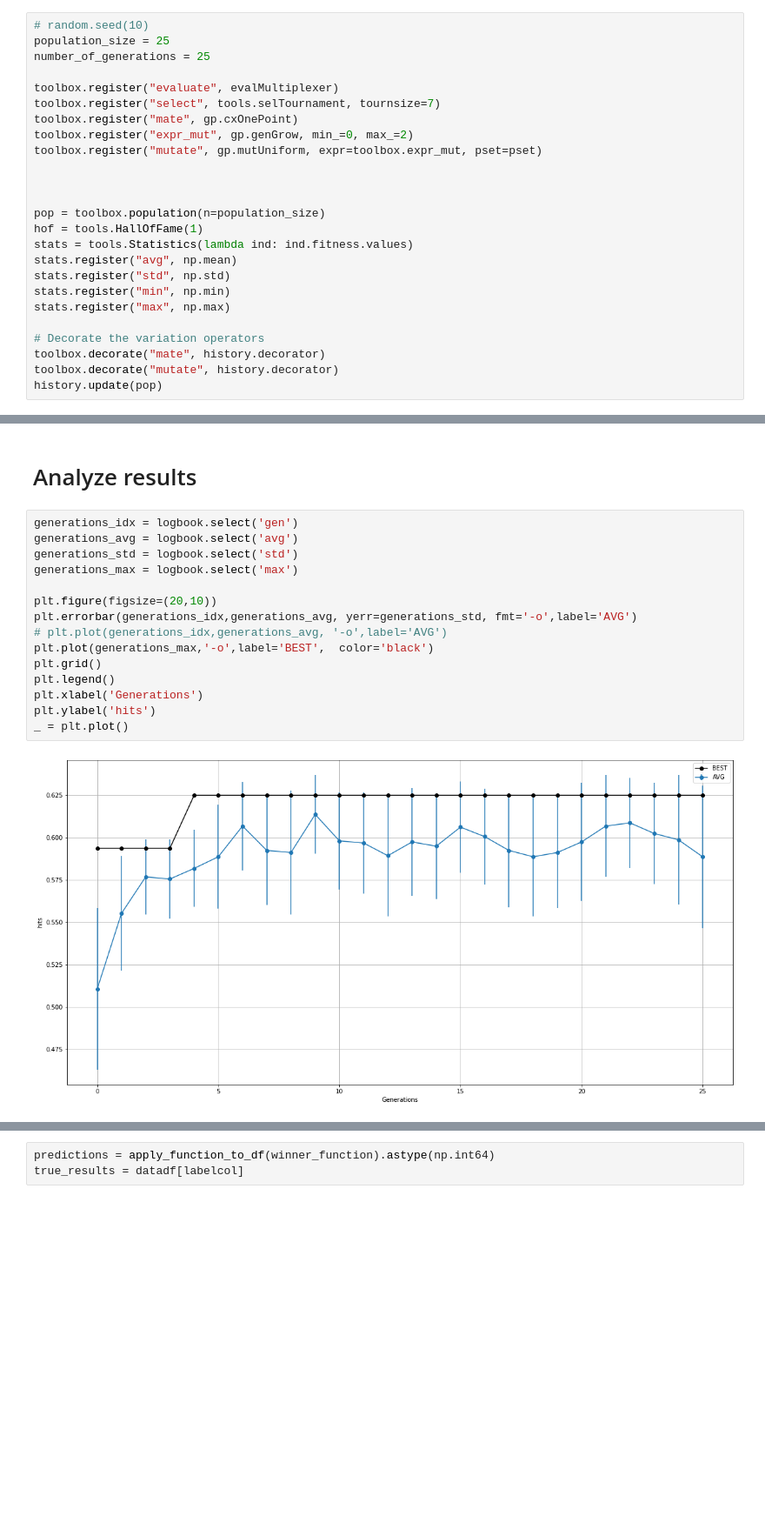
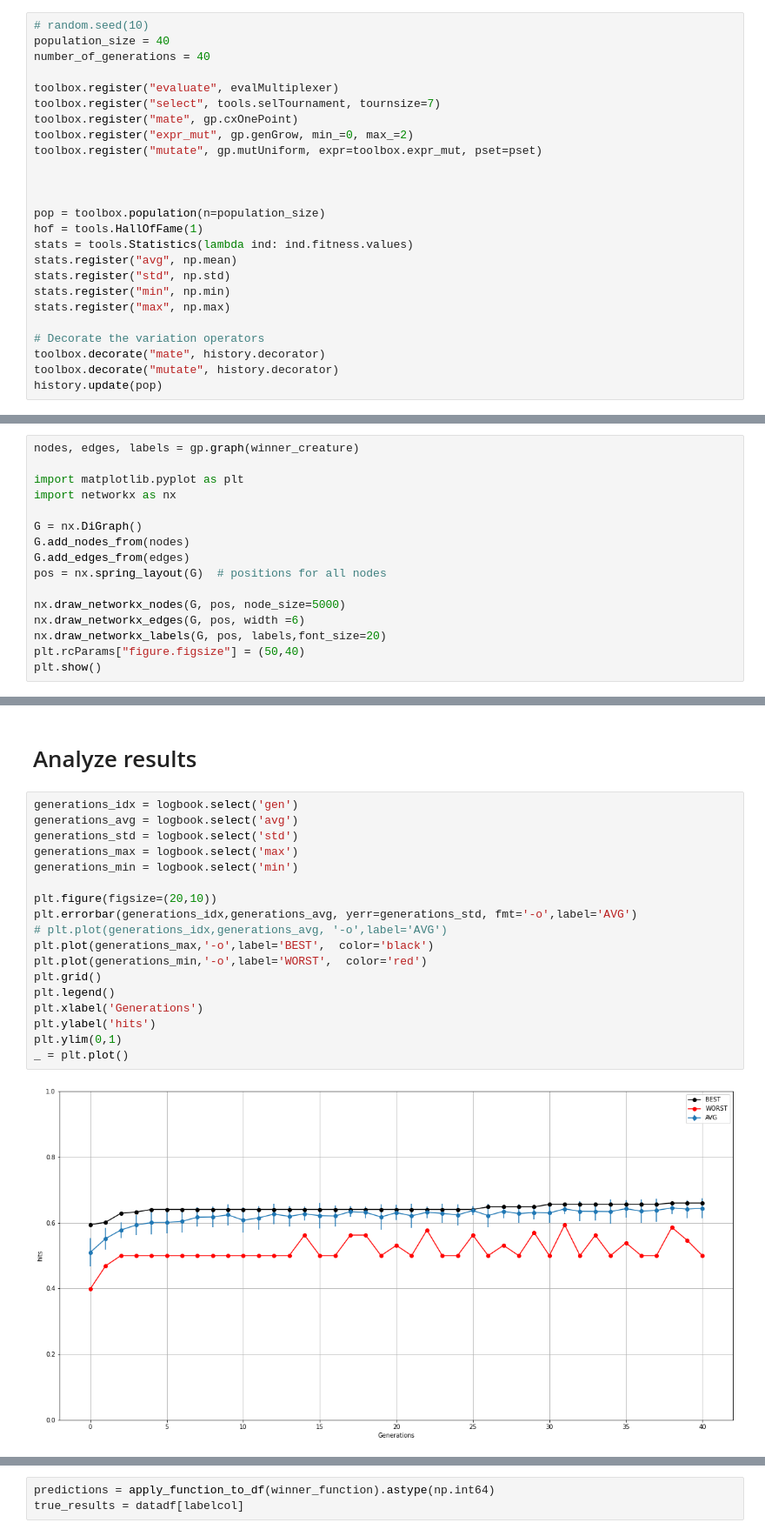
Before and after one commit to GuysBarash/Genetic-programing-with-DEAP, a Jupyter notebook: evolutionarty_GP.ipynb, the cells around one changed output, grey strips where cells are left out. Shown: that part at 87% size. Drawn from its saved outputs; the diff is of its cells as text; blank space fills up the shorter version.

```diff
--- a/evolutionarty_GP.ipynb
+++ b/evolutionarty_GP.ipynb
@@ -130,8 +130,8 @@ def evalMultiplexer(individual):
     return fitness_score,
 # %%
 # random.seed(10)
-population_size = 25
-number_of_generations = 25
+population_size = 40
+number_of_generations = 40
 
 toolbox.register("evaluate", evalMultiplexer)
 toolbox.register("select", tools.selTournament, tournsize=7)
@@ -186,0 +189,16 @@ Run time: 0:00:07.434671
+# %%
+nodes, edges, labels = gp.graph(winner_creature)
+
+import matplotlib.pyplot as plt
+import networkx as nx
+
+G = nx.DiGraph()
+G.add_nodes_from(nodes)
+G.add_edges_from(edges)
+pos = nx.spring_layout(G)  # positions for all nodes
+
+nx.draw_networkx_nodes(G, pos, node_size=5000)
+nx.draw_networkx_edges(G, pos, width =6)
+nx.draw_networkx_labels(G, pos, labels,font_size=20)
+plt.rcParams["figure.figsize"] = (50,40)
+plt.show()
@@ -189,17 +209,20 @@ Run time: 0:00:07.434671
 # %%
 generations_idx = logbook.select('gen')
 generations_avg = logbook.select('avg')
 generations_std = logbook.select('std')
 generations_max = logbook.select('max')
+generations_min = logbook.select('min')
 
 plt.figure(figsize=(20,10))
 plt.errorbar(generations_idx,generations_avg, yerr=generations_std, fmt='-o',label='AVG')
 # plt.plot(generations_idx,generations_avg, '-o',label='AVG')
 plt.plot(generations_max,'-o',label='BEST',  color='black')
+plt.plot(generations_min,'-o',label='WORST',  color='red')
 plt.grid()
 plt.legend()
 plt.xlabel('Generations')
 plt.ylabel('hits')
+plt.ylim(0,1)
 _ = plt.plot()
 # %% [output]
-[figure, old version]
+[figure, new version]
```
Also changed, not shown: parts of 5 cells of this notebook.
